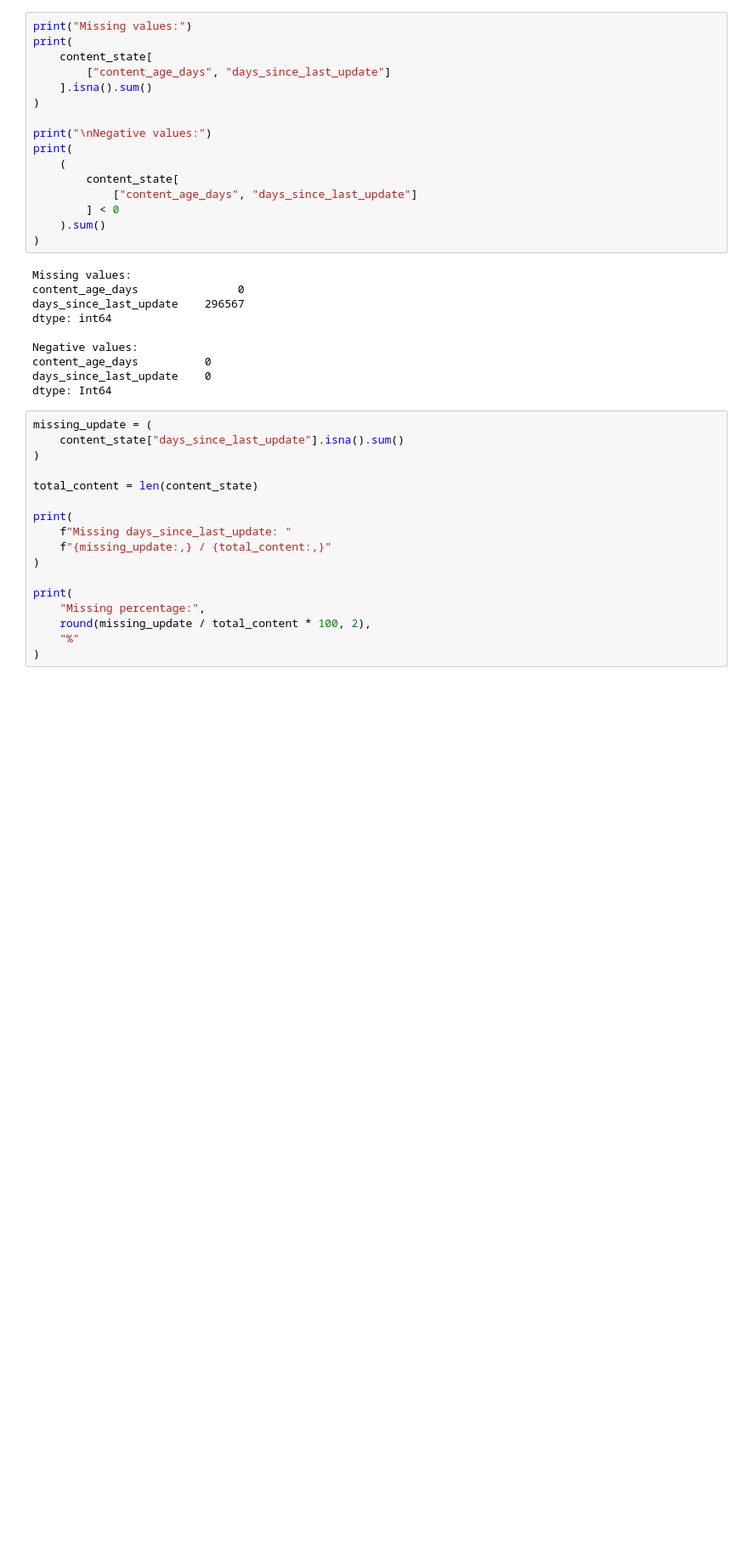
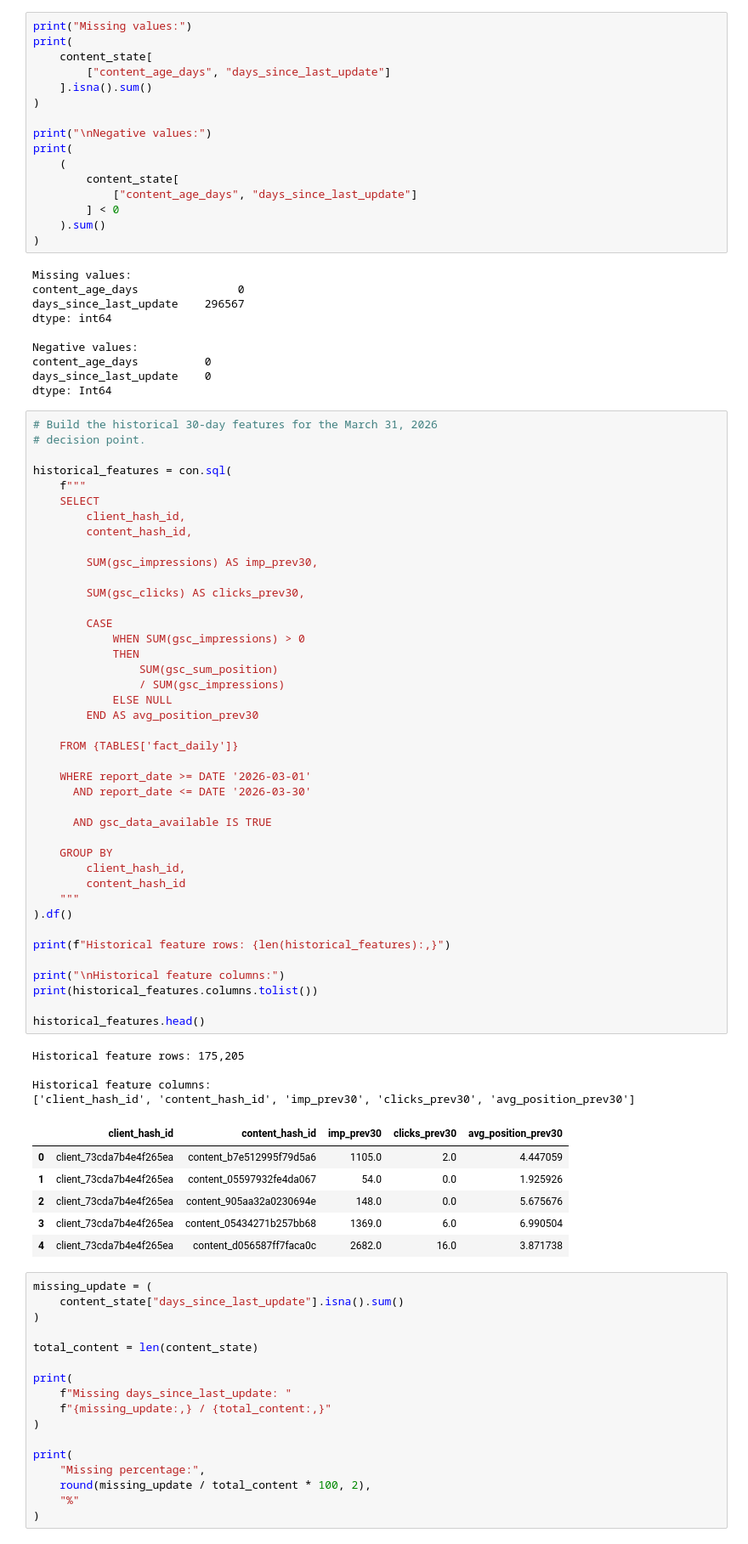
Before and after one commit to jawad-ahmed-developer/flyRank_Internship_Tasks, a Jupyter notebook: work/notebooks/w03_feature_leakage_check.ipynb, the cells around one changed output. Shown at 85% size. Cells and saved outputs as stored; diff of their text form; blank space fills up the shorter version.

```diff
--- a/work/notebooks/w03_feature_leakage_check.ipynb
+++ b/work/notebooks/w03_feature_leakage_check.ipynb
@@ -291,6 +291,58 @@ Negative values:
 content_age_days          0
 days_since_last_update    0
 dtype: Int64
+# %%
+# Build the historical 30-day features for the March 31, 2026
+# decision point.
+
+historical_features = con.sql(
+    f"""
+    SELECT
+        client_hash_id,
+        content_hash_id,
+
+        SUM(gsc_impressions) AS imp_prev30,
+
+        SUM(gsc_clicks) AS clicks_prev30,
+
+        CASE
+            WHEN SUM(gsc_impressions) > 0
+            THEN
+                SUM(gsc_sum_position)
+                / SUM(gsc_impressions)
+            ELSE NULL
+        END AS avg_position_prev30
+
+    FROM {TABLES['fact_daily']}
+
+    WHERE report_date >= DATE '2026-03-01'
+      AND report_date <= DATE '2026-03-30'
+
+      AND gsc_data_available IS TRUE
+
+    GROUP BY
+        client_hash_id,
+        content_hash_id
+    """
+).df()
+
+print(f"Historical feature rows: {len(historical_features):,}")
+
+print("\nHistorical feature columns:")
+print(historical_features.columns.tolist())
+
+historical_features.head()
+# %% [output]
+Historical feature rows: 175,205
+
+Historical feature columns:
+['client_hash_id', 'content_hash_id', 'imp_prev30', 'clicks_prev30', 'avg_position_prev30']
+|  | client_hash_id | content_hash_id | imp_prev30 | clicks_prev30 | avg_position_prev30 |
+| 0 | client_73cda7b4e4f265ea | content_b7e512995f79d5a6 | 1105.0 | 2.0 | 4.447059 |
+| 1 | client_73cda7b4e4f265ea | content_05597932fe4da067 | 54.0 | 0.0 | 1.925926 |
+| 2 | client_73cda7b4e4f265ea | content_905aa32a0230694e | 148.0 | 0.0 | 5.675676 |
+| 3 | client_73cda7b4e4f265ea | content_05434271b257bb68 | 1369.0 | 6.0 | 6.990504 |
+| 4 | client_73cda7b4e4f265ea | content_d056587ff7faca0c | 2682.0 | 16.0 | 3.871738 |
 # %%
 missing_update = (
     content_state["days_since_last_update"].isna().sum()
```
Also changed, not shown: parts of 4 cells of this notebook.
